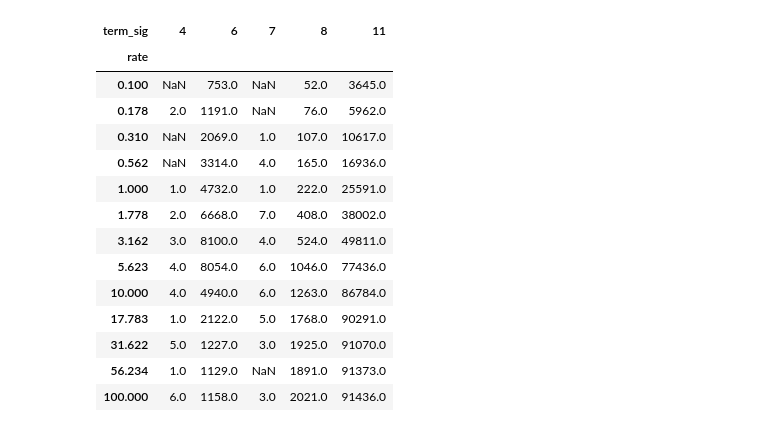
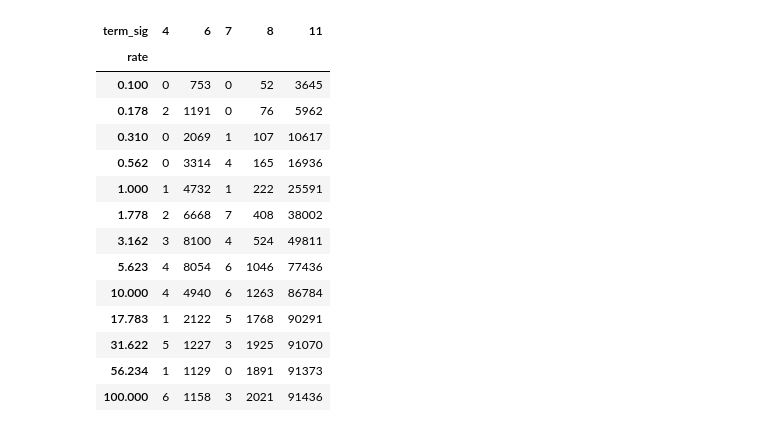
Before and after one commit to Longi94/chaos_db, a Jupyter notebook: jupyter/sqlite_tpch1_flip_heap_plots.ipynb, the cells around one changed output. Drawn from its saved outputs; the diff is of its cells as text; code cells hidden in the pictures.

```diff
--- a/jupyter/sqlite_tpch1_flip_heap_plots.ipynb
+++ b/jupyter/sqlite_tpch1_flip_heap_plots.ipynb
@@ -257,25 +238,25 @@ plt.show()
 # %%
 crashes = merged_df[merged_df['result'] == 2]
 signals = crashes['term_sig'].unique()
 crash_count = crashes.groupby(['term_sig', 'rate']).size().reset_index(name='counts')
-crash_pivoted = pd.pivot_table(crash_count, values='counts', index='rate', columns='term_sig')
+crash_pivoted = pd.pivot_table(crash_count, values='counts', index='rate', columns='term_sig', fill_value=0)
 crash_pivoted
 # %% [output]
 | term_sig | 4 | 6 | 7 | 8 | 11 |
 | rate |  |  |  |  |  |
-| 0.100 | NaN | 753.0 | NaN | 52.0 | 3645.0 |
-| 0.178 | 2.0 | 1191.0 | NaN | 76.0 | 5962.0 |
-| 0.310 | NaN | 2069.0 | 1.0 | 107.0 | 10617.0 |
-| 0.562 | NaN | 3314.0 | 4.0 | 165.0 | 16936.0 |
-| 1.000 | 1.0 | 4732.0 | 1.0 | 222.0 | 25591.0 |
-| 1.778 | 2.0 | 6668.0 | 7.0 | 408.0 | 38002.0 |
-| 3.162 | 3.0 | 8100.0 | 4.0 | 524.0 | 49811.0 |
-| 5.623 | 4.0 | 8054.0 | 6.0 | 1046.0 | 77436.0 |
-| 10.000 | 4.0 | 4940.0 | 6.0 | 1263.0 | 86784.0 |
-| 17.783 | 1.0 | 2122.0 | 5.0 | 1768.0 | 90291.0 |
-| 31.622 | 5.0 | 1227.0 | 3.0 | 1925.0 | 91070.0 |
-| 56.234 | 1.0 | 1129.0 | NaN | 1891.0 | 91373.0 |
-| 100.000 | 6.0 | 1158.0 | 3.0 | 2021.0 | 91436.0 |
+| 0.100 | 0 | 753 | 0 | 52 | 3645 |
+| 0.178 | 2 | 1191 | 0 | 76 | 5962 |
+| 0.310 | 0 | 2069 | 1 | 107 | 10617 |
+| 0.562 | 0 | 3314 | 4 | 165 | 16936 |
+| 1.000 | 1 | 4732 | 1 | 222 | 25591 |
+| 1.778 | 2 | 6668 | 7 | 408 | 38002 |
+| 3.162 | 3 | 8100 | 4 | 524 | 49811 |
+| 5.623 | 4 | 8054 | 6 | 1046 | 77436 |
+| 10.000 | 4 | 4940 | 6 | 1263 | 86784 |
+| 17.783 | 1 | 2122 | 5 | 1768 | 90291 |
+| 31.622 | 5 | 1227 | 3 | 1925 | 91070 |
+| 56.234 | 1 | 1129 | 0 | 1891 | 91373 |
+| 100.000 | 6 | 1158 | 3 | 2021 | 91436 |
 # %%
 fig = plt.figure()
 fig.suptitle('Crash types')
```
Also changed, not shown: parts of 4 cells of this notebook, 6 other files.
